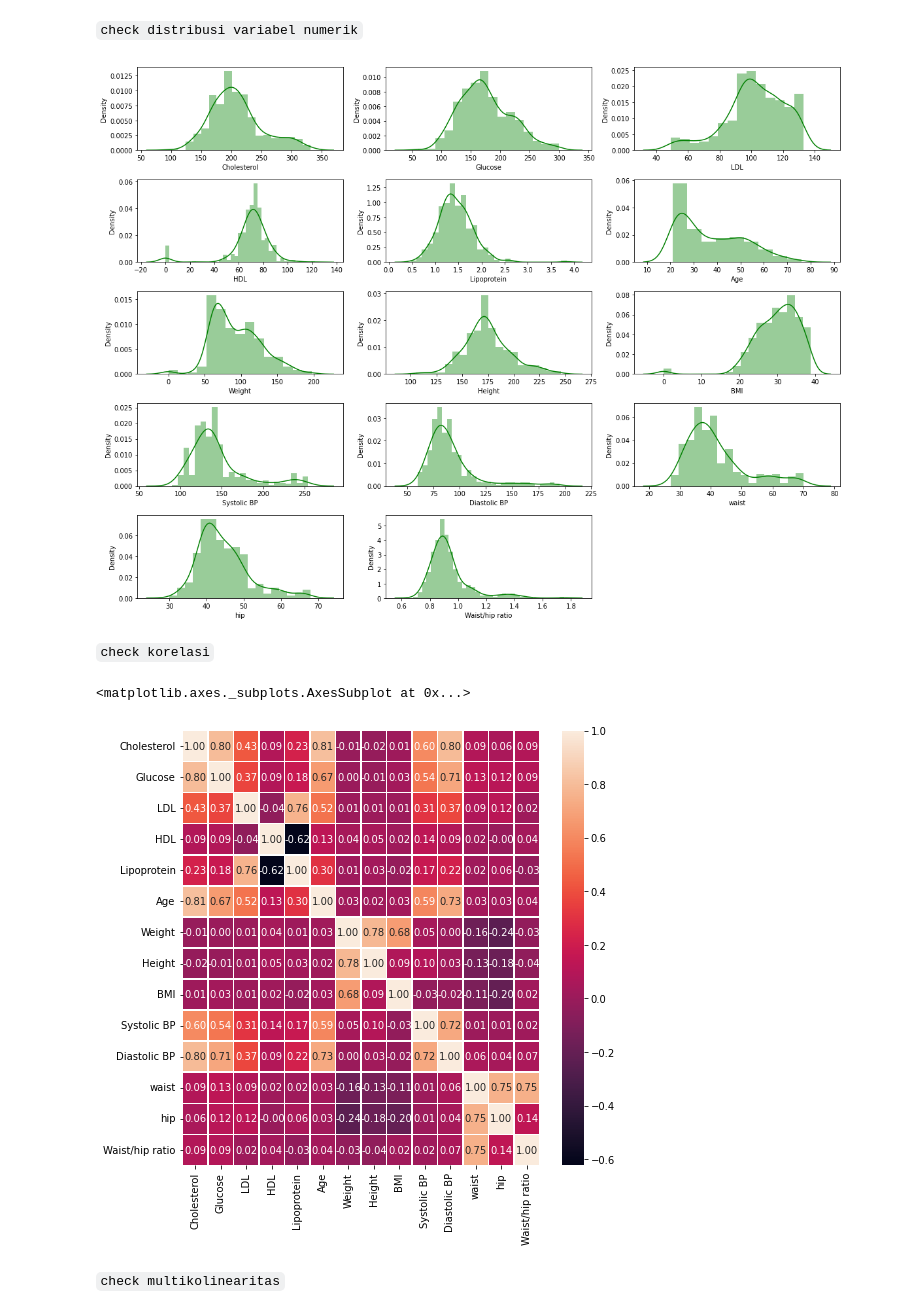
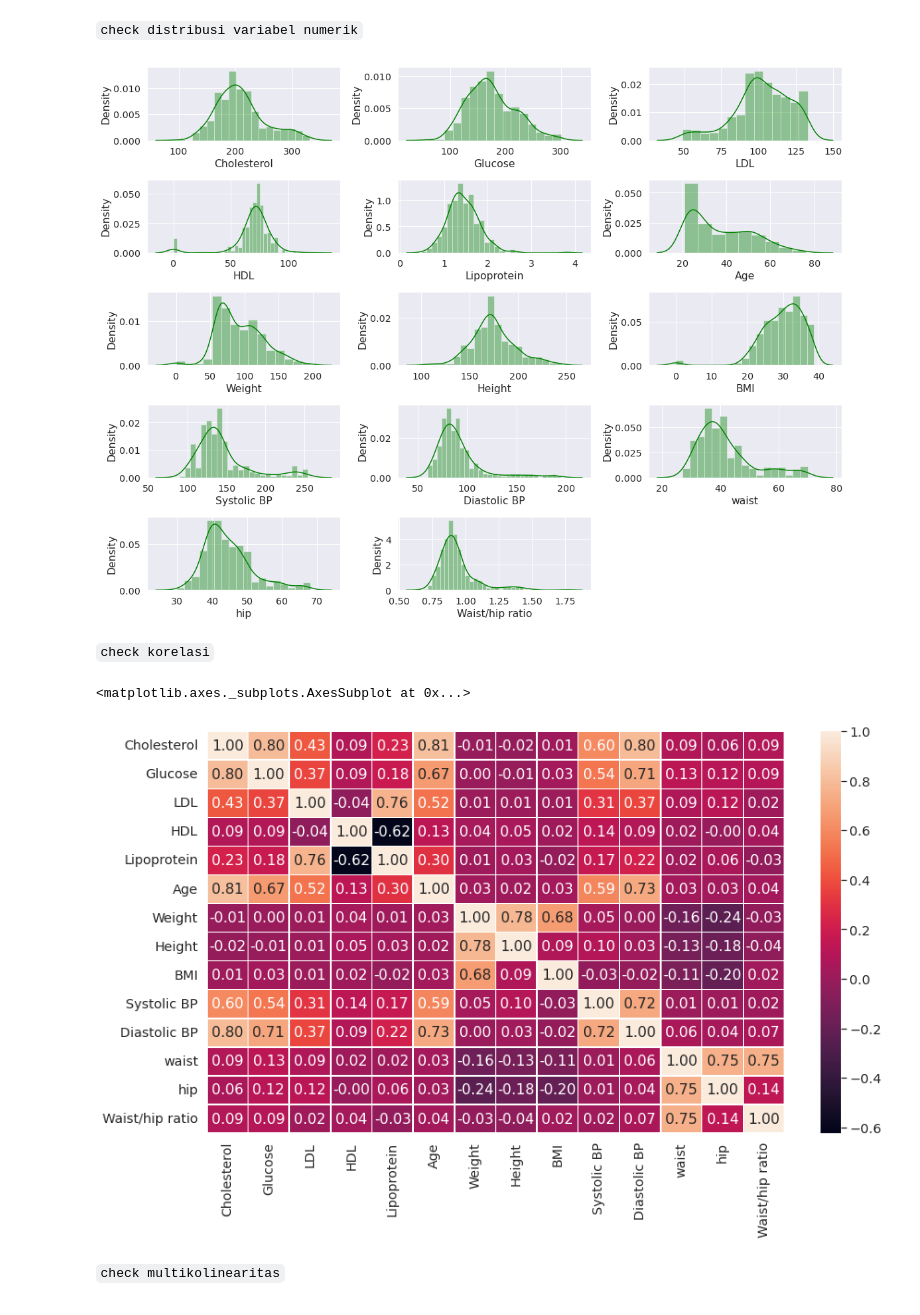
Before and after one commit to michstg/DiabetesClassification-DecisionTree-PCA-TuningParameter, a Jupyter notebook: DecisionTree_PCA_Diabetes.ipynb, the cells around one changed output. Drawn from its saved outputs; the diff is of its cells as text; code cells hidden in the pictures.

```diff
--- a/DecisionTree_PCA_Diabetes.ipynb
+++ b/DecisionTree_PCA_Diabetes.ipynb
@@ -2,6 +2,7 @@
 import numpy as np # linear algebra
 import pandas as pd # data processing
 import seaborn as sns # data visualization
+sns.set(font_scale=1.7)
 import matplotlib.pyplot as plt # data visualization
 # %% [markdown]
 `read data diabetes`
@@ -131,6 +132,7 @@ for i in range(0,len(kategorik_data.columns)):
 `check noise/outlier variabel numerik`
 # %%
 plt.figure(figsize=(15,8))
+sns.set(font_scale=1.3)
 for i in range(0,len(numerik_data.columns)):
   plt.subplot(4,4,i+1)
   sns.boxplot(numerik_data[numerik_data.columns[i]],color='green',orient="v")
@@ -184,15 +186,15 @@ for i in range(0,len(numerik_data.columns)):
   sns.distplot(numerik_data[numerik_data.columns[i]],color='green')
   plt.tight_layout()
 # %% [output]
-[figure, old version]
+[figure, new version]
 # %% [markdown]
 `check korelasi`
 # %%
-f,ax = plt.subplots(figsize=(8,8))
+f,ax = plt.subplots(figsize=(14,8))
 sns.heatmap(numerik_data.corr(), annot=True, linewidths=.5, fmt= '.2f',ax=ax)
 # %% [output]
 <matplotlib.axes._subplots.AxesSubplot at 0x...>
-[figure, old version]
+[figure, new version]
 # %% [markdown]
 `check multikolinearitas`
 # %%
```
Also changed, not shown: parts of 16 cells of this notebook.
